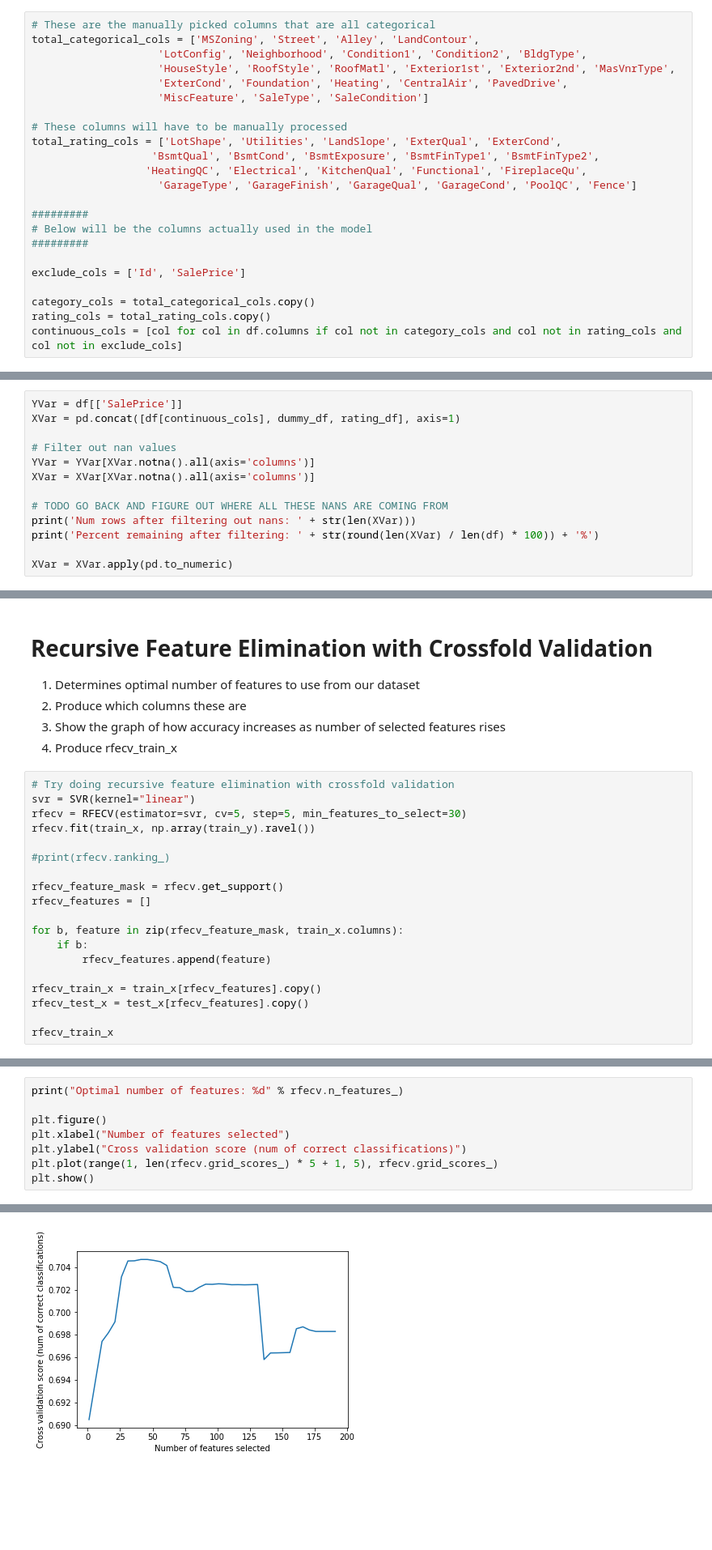
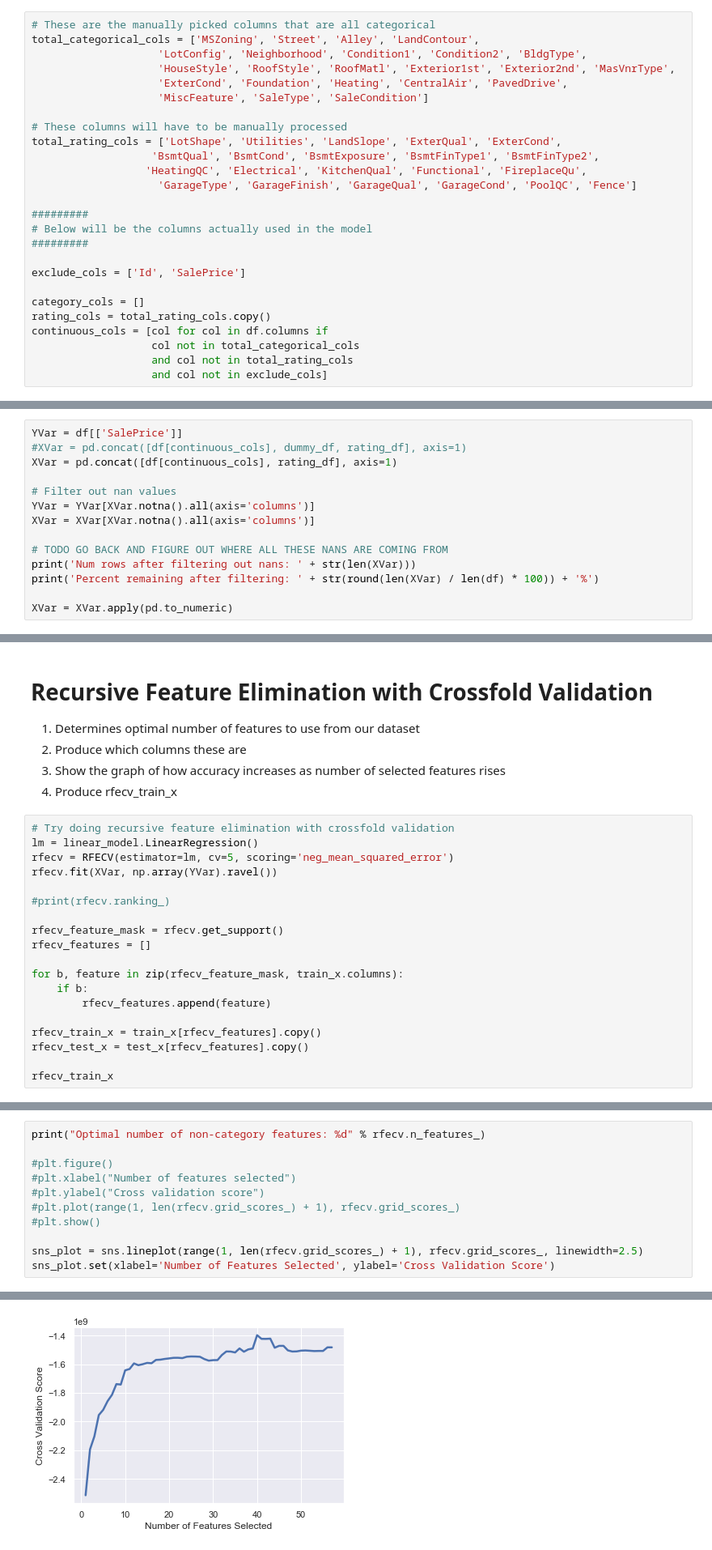
Before and after one commit to gilaniasher/kaggle-house-regression-challenge, a Jupyter notebook: rfecv_automated_feature_selection.ipynb, the cells around one changed output, grey strips where cells are left out. Shown at 81% size. Saved outputs shown, nothing was run; the diff lists cells and outputs as text; blank space fills up the shorter version.

Commit message:
Finalized changes to automated feature selection code; Will be using RFECV for final Kaggle submission instead of univariate feature selection

```diff
--- a/rfecv_automated_feature_selection.ipynb
+++ b/rfecv_automated_feature_selection.ipynb
@@ -45,9 +46,12 @@ total_rating_cols = ['LotShape', 'Utilities', 'LandSlope', 'ExterQual', 'ExterCo
 
 exclude_cols = ['Id', 'SalePrice']
 
-category_cols = total_categorical_cols.copy()
+category_cols = []
 rating_cols = total_rating_cols.copy()
-continuous_cols = [col for col in df.columns if col not in category_cols and col not in rating_cols and col not in exclude_cols]
+continuous_cols = [col for col in df.columns if
+                   col not in total_categorical_cols
+                   and col not in total_rating_cols
+                   and col not in exclude_cols]
 # %%
 # Take rating columns and convert to numerical scale
 rating_df = df.copy()[rating_cols]
@@ -81,6 +85,7 @@ dummy_df = pd.get_dummies(df[category_cols])
 # %%
 YVar = df[['SalePrice']]
-XVar = pd.concat([df[continuous_cols], dummy_df, rating_df], axis=1)
+#XVar = pd.concat([df[continuous_cols], dummy_df, rating_df], axis=1)
+XVar = pd.concat([df[continuous_cols], rating_df], axis=1)
 
 # Filter out nan values
 YVar = YVar[XVar.notna().all(axis='columns')]
@@ -115,9 +120,9 @@ print(train_x.shape)
 4. Produce rfecv_train_x
 # %%
 # Try doing recursive feature elimination with crossfold validation
-svr = SVR(kernel="linear")
-rfecv = RFECV(estimator=svr, cv=5, step=5, min_features_to_select=30)
-rfecv.fit(train_x, np.array(train_y).ravel())
+lm = linear_model.LinearRegression()
+rfecv = RFECV(estimator=lm, cv=5, scoring='neg_mean_squared_error')
+rfecv.fit(XVar, np.array(YVar).ravel())
 
 #print(rfecv.ranking_)
 
@@ -149,9 +154,12 @@ rfecv_train_x
 # %%
-print("Optimal number of features: %d" % rfecv.n_features_)
+print("Optimal number of non-category features: %d" % rfecv.n_features_)
 
-plt.figure()
-plt.xlabel("Number of features selected")
-plt.ylabel("Cross validation score (num of correct classifications)")
-plt.plot(range(1, len(rfecv.grid_scores_) * 5 + 1, 5), rfecv.grid_scores_)
-plt.show()
+#plt.figure()
+#plt.xlabel("Number of features selected")
+#plt.ylabel("Cross validation score")
+#plt.plot(range(1, len(rfecv.grid_scores_) + 1), rfecv.grid_scores_)
+#plt.show()
+
+sns_plot = sns.lineplot(range(1, len(rfecv.grid_scores_) + 1), rfecv.grid_scores_, linewidth=2.5)
+sns_plot.set(xlabel='Number of Features Selected', ylabel='Cross Validation Score')
 # %% [output]
@@ -159,4 +169,4 @@ Optimal number of features: 75
-[figure, old version]
+[figure, new version]
 # %%
 print(len(rfecv_features))
 print(rfecv_features)
```
Also changed, not shown: parts of 17 cells of this notebook, 1 other file.
